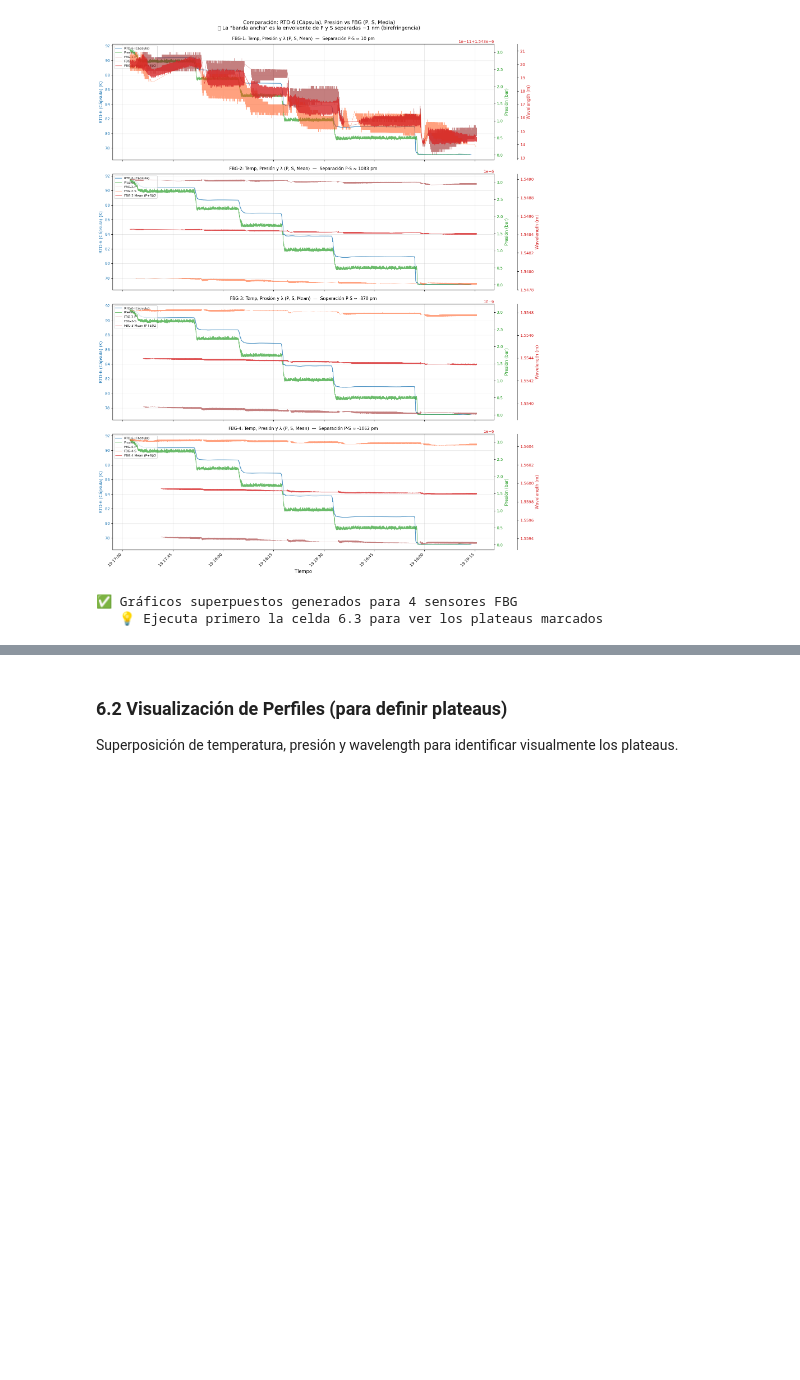
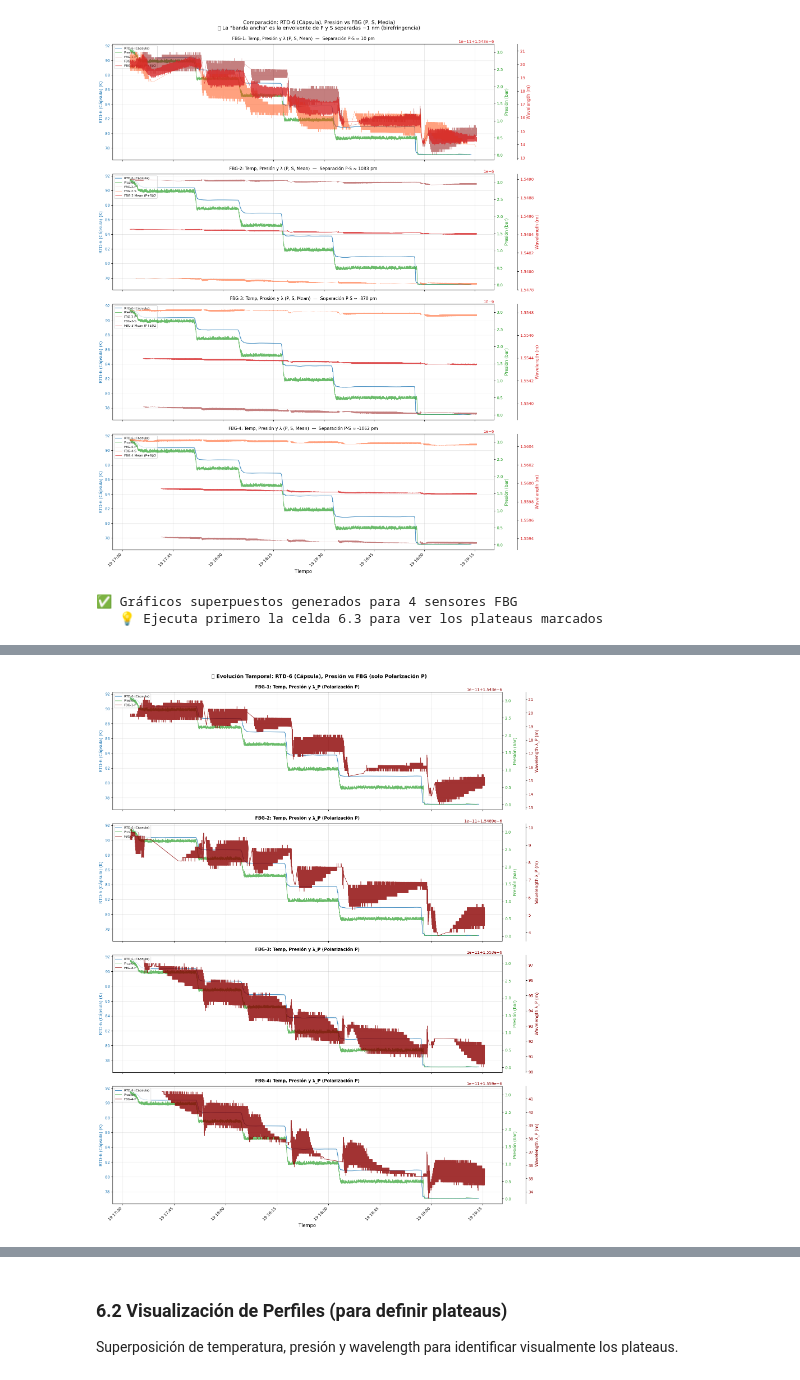
Before and after one commit to garpol/rtd-calibration-ana, a Jupyter notebook: FBG_Sensitivity_Analysis/Analisis_FBG_POLY1_20260219.ipynb, the cells around one changed output, grey strips where cells are left out. Cells and saved outputs as stored; diff of their text form; code cells hidden in the pictures; blank space fills up the shorter version.

```diff
--- a/FBG_Sensitivity_Analysis/Analisis_FBG_4sensores_20260219.ipynb
+++ b/FBG_Sensitivity_Analysis/Analisis_FBG_POLY1_20260219.ipynb
@@ -881,0 +884,87 @@ else:
+# %%
+# ══════════════════════════════════════════════════════════════════════════════
+# EVOLUCIÓN TEMPORAL: TEMPERATURA + POLARIZACIÓN P
+# ══════════════════════════════════════════════════════════════════════════════
+
+n_sensors_plot = len(fbg_mean_data)
+fig, axes = plt.subplots(n_sensors_plot, 1, figsize=(16, 5*n_sensors_plot), sharex=True)
+
+# Asegurar que axes sea un array
+if n_sensors_plot == 1:
+    axes = [axes]
+
+color_temp = 'tab:blue'
+color_press = 'tab:green'
+color_wav_p = 'darkred'
+
+for idx, sensor_num in enumerate([1, 2, 3, 4][:n_sensors_plot]):
+    key_p = f"FBG-{sensor_num}-P"
+    data_p = fbg_filtered_data[key_p]
+
+    ax1 = axes[idx]
+
+    # Eje izquierdo: Temperatura
+    ax1.set_ylabel(f'{rtd_ref_name} (K)', fontsize=11, color=color_temp)
+    ax1.plot(times_temp_ref, temp_ref_valid, color=color_temp, linewidth=1.5, alpha=0.8, label=rtd_ref_name)
+    ax1.tick_params(axis='y', labelcolor=color_temp)
+    ax1.grid(True, alpha=0.3, axis='both')
+
+    # Marcar plateaus con líneas verticales (si están definidos)
+    if 'plateau_data' in globals() and len(plateau_data) > 0:
+        for plateau in plateau_data:
+            ax1.axvline(plateau["t0"], color='red', linestyle='--', linewidth=1.5, alpha=0.6)
+            ax1.axvline(plateau["tfin"], color='blue', linestyle='--', linewidth=1.5, alpha=0.6)
+
+    # Eje derecho 1: Presión
+    ax2 = ax1.twinx()
+    ax2.spines['right'].set_position(('outward', 0))
+    ax2.set_ylabel('Presión (bar)', fontsize=11, color=color_press)
+    ax2.plot(times_press_ref, press_ref_valid, color=color_press, linewidth=1.3, alpha=0.7, label='Presión')
+    ax2.tick_params(axis='y', labelcolor=color_press)
+
+    # Eje derecho 2: Wavelength P
+    ax3 = ax1.twinx()
+    ax3.spines['right'].set_position(('outward', 60))
+    ax3.set_ylabel('Wavelength λ_P (m)', fontsize=11, color=color_wav_p)
+
+    # Plot solo polarización P
+    ax3.plot(data_p["timestamps"], data_p["wavelength"],
+             color=color_wav_p, linewidth=1.2, alpha=0.8, label=f'FBG-{sensor_num}-P')
+
+    ax3.tick_params(axis='y', labelcolor=color_wav_p)
+
+    # Leyendas combinadas
+    lines1, labels1 = ax1.get_legend_handles_labels()
+    lines2, labels2 = ax2.get_legend_handles_labels()
+    lines3, labels3 = ax3.get_legend_handles_labels()
+
+    # Añadir leyenda para plateaus si existen
+    if 'plateau_data' in globals() and len(plateau_data) > 0 and idx == 0:
+        from matplotlib.lines import Line2D
+        custom_lines = [Line2D([0], [0], color='red', linestyle='--', linewidth=1.5),
+                       Line2D([0], [0], color='blue', linestyle='--', linewidth=1.5)]
+        ax1.legend(lines1 + lines2 + lines3 + custom_lines,
+                  labels1 + labels2 + labels3 + ['Inicio plateau', 'Fin plateau'],
+                  loc='upper left', fontsize=8)
+    else:
+        ax1.legend(lines1 + lines2 + lines3, labels1 + labels2 + labels3, loc='upper left', fontsize=8)
+
+    # Título del subplot
+    ax1.set_title(f'FBG-{sensor_num}: Temp, Presión y λ_P (Polarización P)',
+                  fontsize=11, pad=10, fontweight='bold')
+
+# Solo en el último subplot
+axes[-1].set_xlabel('Tiempo', fontsize=12)
+for label in axes[-1].get_xticklabels():
+    label.set_rotation(45)
+    label.set_ha('right')
+
+plt.suptitle(f'🔴 Evolución Temporal: {rtd_ref_name}, Presión vs FBG (solo Polarización P)',
+             fontsize=13, y=0.995, fontweight='bold')
+plt.tight_layout()
+plt.show()
+
+print(f"✅ Gráficos solo polarización P generados para {n_sensors_plot} sensores")
+print(f"   💡 Observa los plateaus definidos en cada nivel de temperatura/presión")
+# %% [output]
+[figure, added]
```
Also changed, not shown: parts of 3 cells of this notebook, 14 other files.
